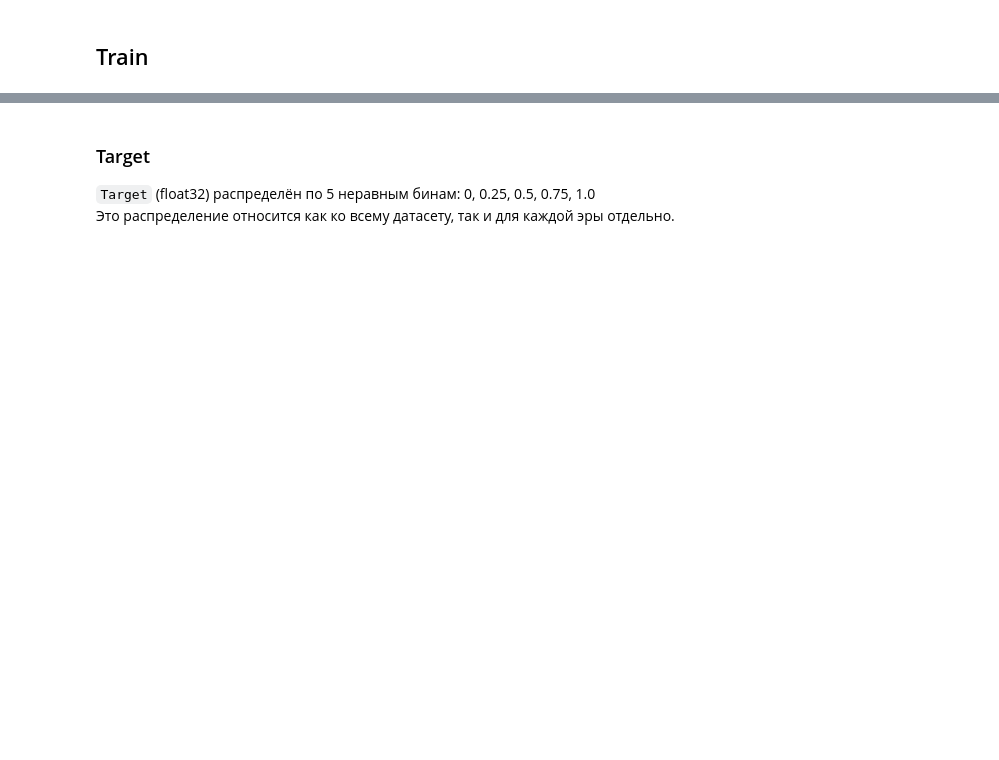
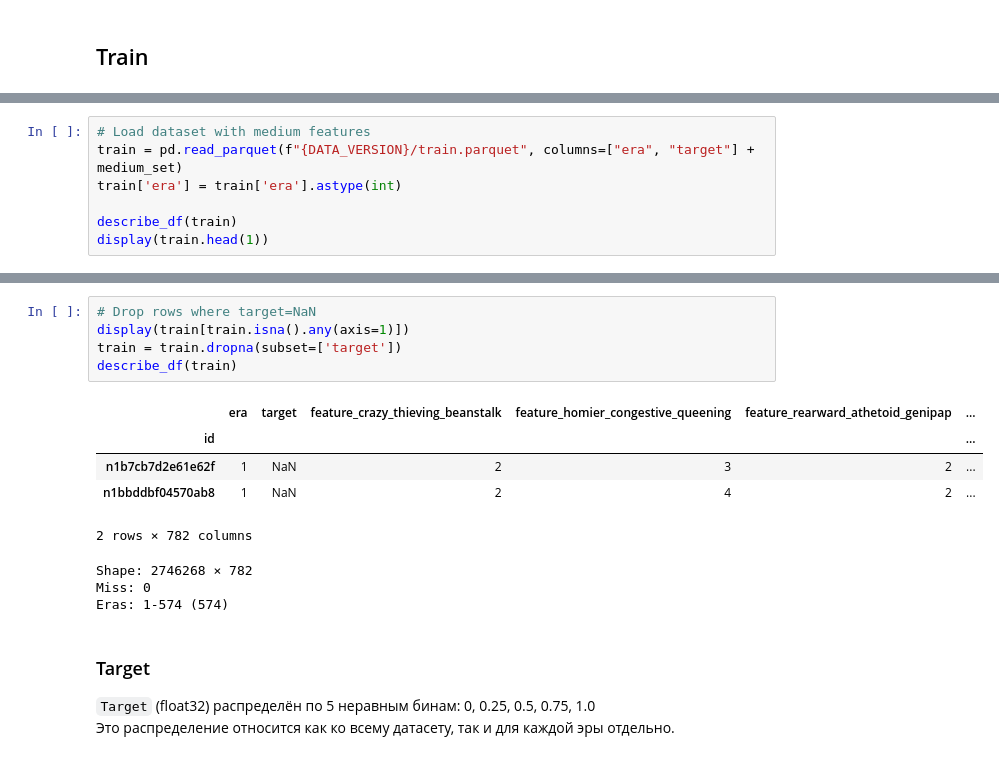
Before and after one commit to densetsu42791/numerai-tournament, a Jupyter notebook: Preparing_Datasets.ipynb, the cells around one changed output, grey strips where cells are left out. Drawn from its saved outputs; the diff is of its cells as text; blank space fills up the shorter version.

```diff
--- a/Preparing_Datasets.ipynb
+++ b/Preparing_Datasets.ipynb
@@ -158,0 +174,7 @@ train.head(3)
+# %%
+# Load dataset with medium features
+train = pd.read_parquet(f"{DATA_VERSION}/train.parquet", columns=["era", "target"] + medium_set)
+train['era'] = train['era'].astype(int)
+
+describe_df(train)
+display(train.head(1))
@@ -159,3 +189,17 @@ train.head(3)
+# %%
+# Drop rows where target=NaN
+display(train[train.isna().any(axis=1)])
+train = train.dropna(subset=['target'])
+describe_df(train)
+# %% [output]
+|  | era | target | feature_crazy_thieving_beanstalk | feature_homier_congestive_queening | feature_rearward_athetoid_genipap | ... |
+| id |  |  |  |  |  | ... |
+| n1b7cb7d2e61e62f | 1 | NaN | 2 | 3 | 2 | ... |
+| n1bbddbf04570ab8 | 1 | NaN | 2 | 4 | 2 | ... |
+2 rows × 782 columns
+Shape: 2746268 × 782
+Miss: 0
+Eras: 1-574 (574)
 # %% [markdown]
 ### Target
 
```
Also changed, not shown: parts of 54 cells of this notebook, 2 other files.
